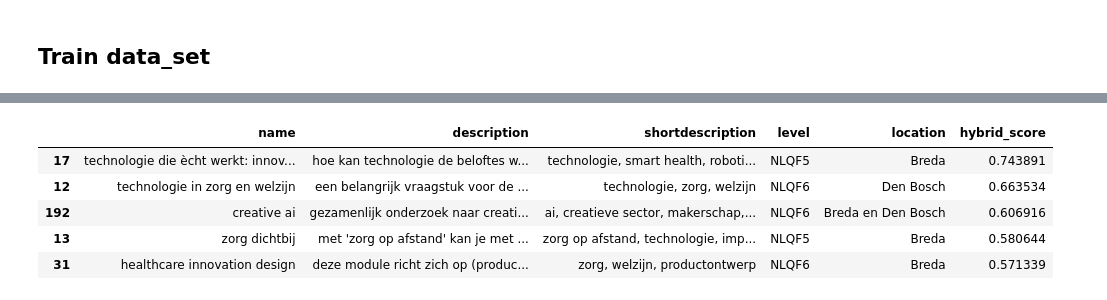
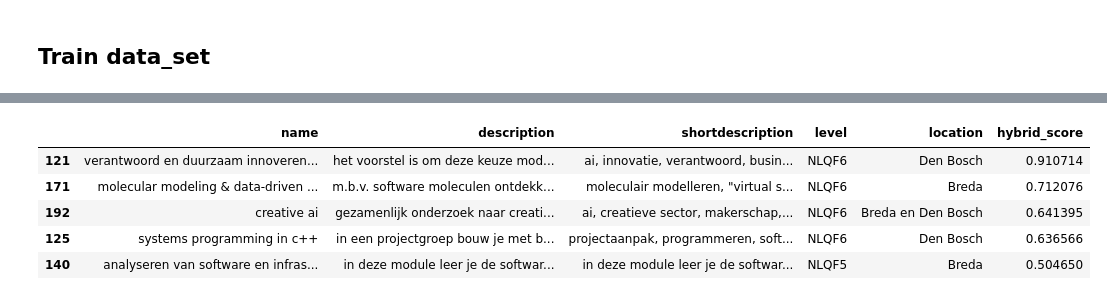
Before and after one commit to EnesT51/LU2-AI-Prototype, a Jupyter notebook: AI-PoC/AI_PoC.ipynb, the cells around one changed output, grey strips where cells are left out. Drawn from its saved outputs; the diff is of its cells as text; code cells hidden in the pictures.

```diff
--- a/AI-PoC/AI_PoC.ipynb
+++ b/AI-PoC/AI_PoC.ipynb
@@ -406,18 +415,20 @@ class HybridRecommender:
 # %%
-student_input = "ik vind programmeren interessant en wil meer leren over AI” of “Ik ben bezig met zorg, welzijn en technologie”,"
+student_input = "ik wil programmeren, ai en data-analyse verkennen"
+goals = "Ik wil mijn vaardigheden verbeteren en nieuwe technologieën leren en software ontwikkelen."
+student_profile = Profile(interests=student_input, goals=goals)
 # %%
-recommender = HybridRecommender(cosine_sim=0.5, intrest_match=0.1, tfidf_score=0.4, popularity_score=0.0)
+recommender = HybridRecommender(student_profile, ifidf_features=4000, cosine_sim=0.75, popularity_score=0.25)
 
 recommender.fit('VKM_dataset_cleaned.csv')
-top_rec = recommender.recommend(student_input, top_k=5)
+top_rec = recommender.recommend(top_k=5)
 top_rec[['name', 'description', 'shortdescription', 'level', 'location', 'hybrid_score']].head()
 # %% [output]
 |  | name | description | shortdescription | level | location | hybrid_score |
-| 17 | technologie die ècht werkt: innov... | hoe kan technologie de beloftes w... | technologie, smart health, roboti... | NLQF5 | Breda | 0.743891 |
-| 12 | technologie in zorg en welzijn | een belangrijk vraagstuk voor de ... | technologie, zorg, welzijn | NLQF6 | Den Bosch | 0.663534 |
-| 192 | creative ai | gezamenlijk onderzoek naar creati... | ai, creatieve sector, makerschap,... | NLQF6 | Breda en Den Bosch | 0.606916 |
-| 13 | zorg dichtbij | met 'zorg op afstand' kan je met ... | zorg op afstand, technologie, imp... | NLQF5 | Breda | 0.580644 |
-| 31 | healthcare innovation design | deze module richt zich op (produc... | zorg, welzijn, productontwerp | NLQF6 | Breda | 0.571339 |
+| 121 | verantwoord en duurzaam innoveren... | het voorstel is om deze keuze mod... | ai, innovatie, verantwoord, busin... | NLQF6 | Den Bosch | 0.910714 |
+| 171 | molecular modeling & data-driven ... | m.b.v. software moleculen ontdekk... | moleculair modelleren, "virtual s... | NLQF6 | Breda | 0.712076 |
+| 192 | creative ai | gezamenlijk onderzoek naar creati... | ai, creatieve sector, makerschap,... | NLQF6 | Breda en Den Bosch | 0.641395 |
+| 125 | systems programming in c++ | in een projectgroep bouw je met b... | projectaanpak, programmeren, soft... | NLQF6 | Den Bosch | 0.636566 |
+| 140 | analyseren van software en infras... | in deze module leer je de softwar... | in deze module leer je de softwar... | NLQF5 | Breda | 0.504650 |
 # %%
 for index, row in top_rec.iterrows():
     explanation = recommender.explain_recommendation(student_input, row)
```
Also changed, not shown: parts of 5 cells of this notebook.
